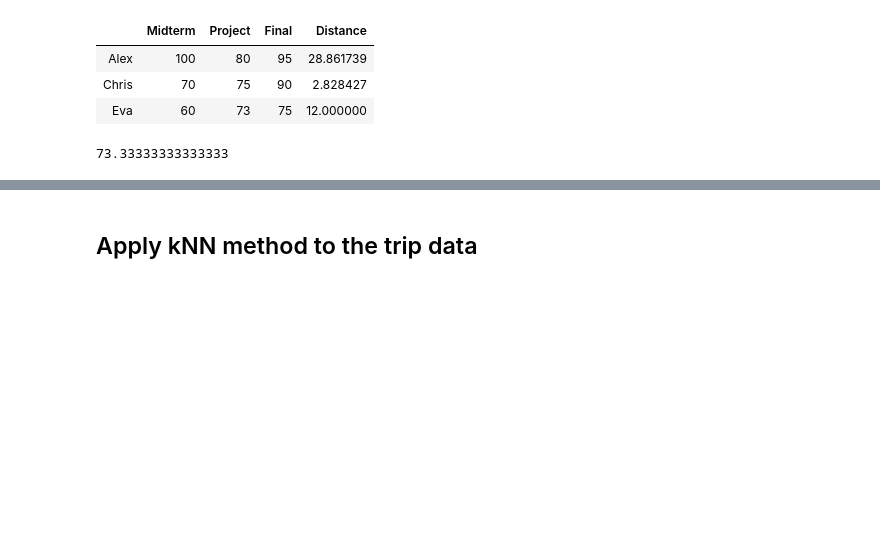
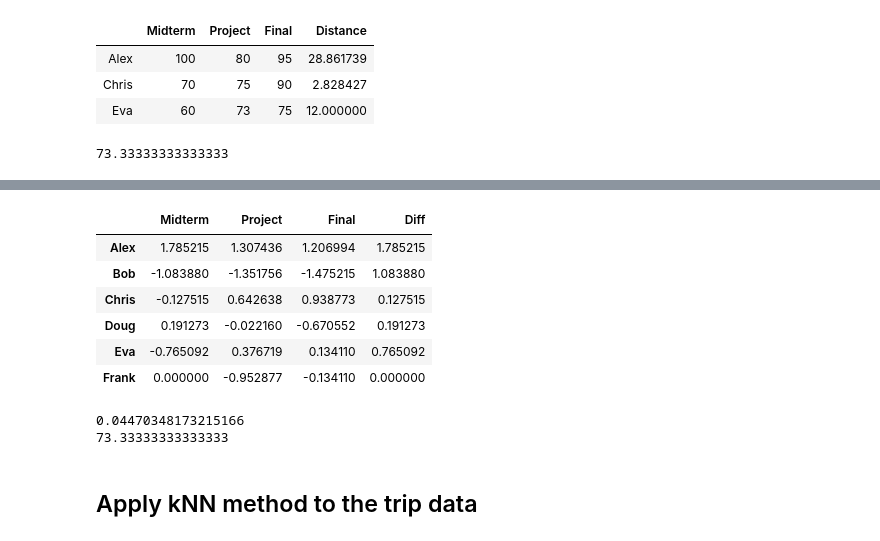
Before and after one commit to ch00226855/CMP464-Fall2019, a Jupyter notebook: Week7_Matplotlib_Part2.ipynb, the cells around one changed output, grey strips where cells are left out. Drawn from its saved outputs; the diff is of its cells as text; code cells hidden in the pictures; blank space fills up the shorter version.

```diff
--- a/Week7_Matplotlib_Part2.ipynb
+++ b/Week7_Matplotlib_Part2.ipynb
@@ -683,3 +785,39 @@ print(prediction)
+# %%
+# Use a for loop to calculate the difference for all students
+known_cols = ['Midterm', 'Project']
+for student in data.index:
+    x = data.loc[student] # x represents an instance from data
+#     diff = np.sqrt((x['Midterm'] - y['Midterm']) ** 2 + (x['Project'] - y['Project']) ** 2)
+    diff = np.sqrt(np.sum(x[known_cols] - y[known_cols]) ** 2)
+    data.loc[student, 'Diff'] = diff.values[0]
+data
+# %% [output]
+|  | Midterm | Project | Final | Diff |
+| Alex | 1.785215 | 1.307436 | 1.206994 | 1.785215 |
+| Bob | -1.083880 | -1.351756 | -1.475215 | 1.083880 |
+| Chris | -0.127515 | 0.642638 | 0.938773 | 0.127515 |
+| Doug | 0.191273 | -0.022160 | -0.670552 | 0.191273 |
+| Eva | -0.765092 | 0.376719 | 0.134110 | 0.765092 |
+| Frank | 0.000000 | -0.952877 | -0.134110 | 0.000000 |
+# %%
+# Find the k(k=3) closest students (their diff should be smallest)
+data = data.sort_values(by='Diff')
+
+# Extract the top 3 rows
+sub_data = data.loc[data.index[:3]]
+sub_data
+
+# The prediction is the average target value from the k nearest neighbors
+prediction = sub_data['Final'].mean()
+print(prediction)
+
+# The prediction is transformed using the normalization formula
+# Let's tranform it back
+prediction_original = prediction * stds['Final'] + means['Final']
+print(prediction_original)
+# %% [output]
+0.04470348173215166
+73.33333333333333
 # %% [markdown]
 ## Apply kNN method to the trip data
 # %%
```
Also changed, not shown: parts of 11 cells of this notebook.
